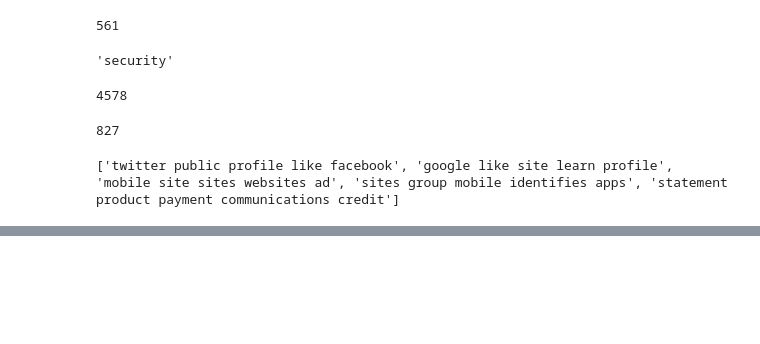
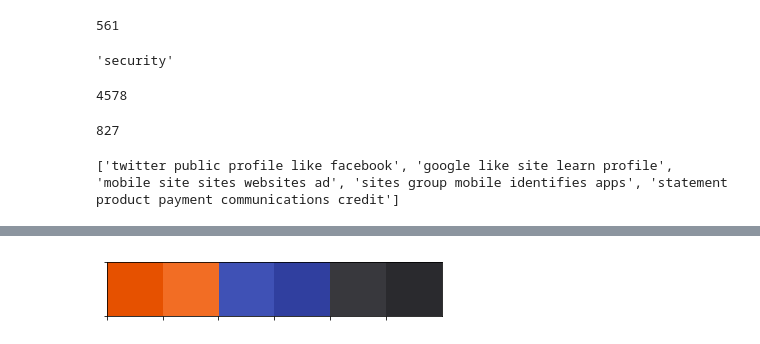
Before and after one commit to spoofmail/machine-learning-model, a Jupyter notebook: spoof_mail_exploration.ipynb, the cells around one changed output, grey strips where cells are left out. Drawn from its saved outputs; the diff is of its cells as text; code cells hidden in the pictures; blank space fills up the shorter version.

Commit message:
adding some visualizations

```diff
--- a/spoof_mail_exploration.ipynb
+++ b/spoof_mail_exploration.ipynb
@@ -429,0 +507,6 @@ topic
+# %%
+#spoof_mail = ["#2a2a2e", "#38383d", "#303f9f", "#3f51b5", "#f26d24", "#e65100"]
+spoof_mail = ["#e65100", "#f26d24", "#3f51b5", "#303f9f", "#38383d", "#2a2a2e"]
+sns.palplot(sns.color_palette(spoof_mail))
+# %% [output]
+[figure, added]
```
Also changed, not shown: parts of 31 cells of this notebook, 2 other files.
